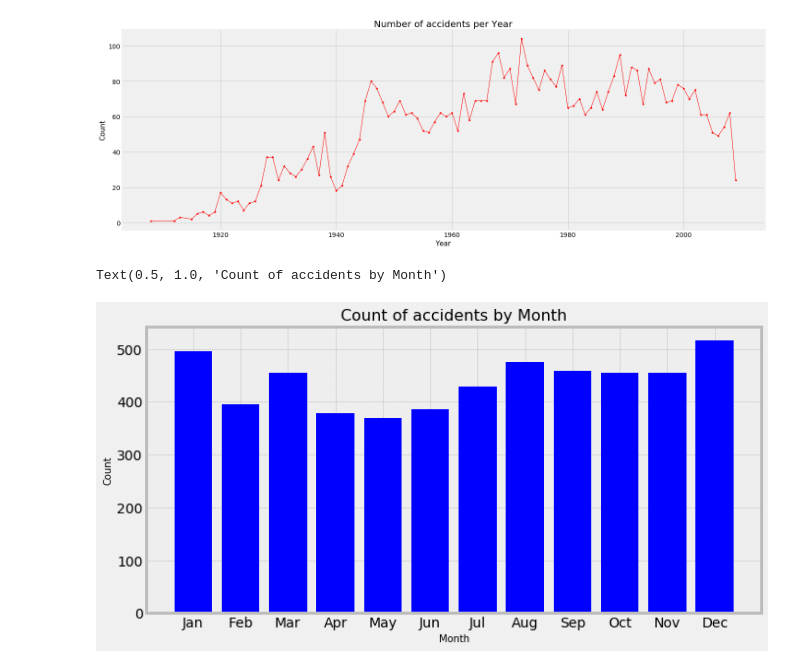
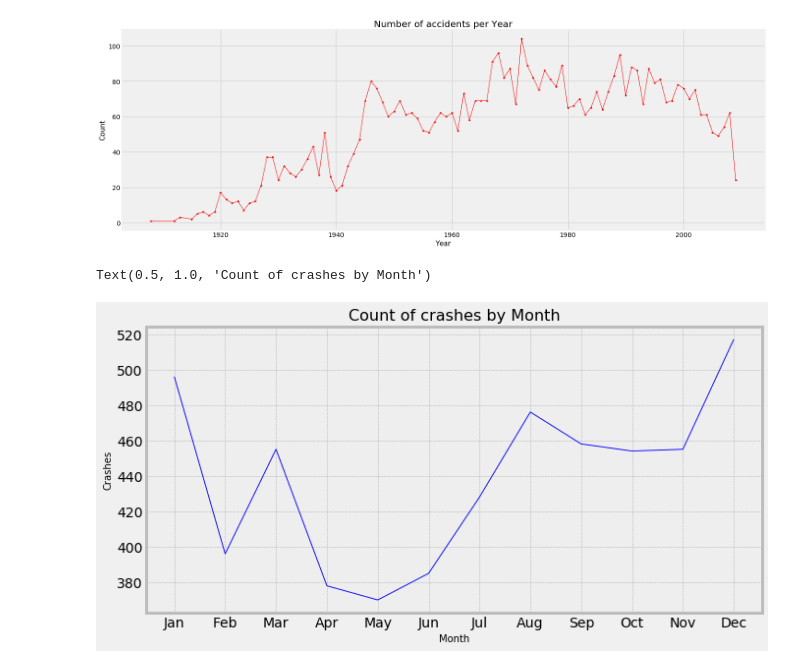
Before and after one commit to GrumpiestToast/Project-1, a Jupyter notebook: Airplane_Crashes.ipynb, the cells around one changed output. Saved outputs shown, nothing was run; the diff lists cells and outputs as text; code cells hidden in the pictures.

```diff
--- a/Airplane_Crashes.ipynb
+++ b/Airplane_Crashes.ipynb
@@ -8,5 +10,5 @@ from wordcloud import WordCloud, STOPWORDS
 # %%
-file = "C:/Users/Ryan Conway/Desktop/Data Bootcamp HW/Airplane_Crashes_and_Fatalities_Since_1908.csv"
+file = "C:/Users/Ryan/Desktop/airplane_crashes_and_fatalities_since_1908.csv"
 df = pd.read_csv(file)
 # %%
 df.head()
@@ -106,14 +108,14 @@ plt.show()
 # %% [output]
 [figure]
 # %%
-#gs = gridspec.GridSpec(2, 2)
+
 plt.figure(figsize=(10,5))
 plt.style.use('bmh')
-plt.bar(df.groupby("Month")[['Date']].count().index, 'Date', data=df.groupby("Month")[['Date']].count(), color='b', linewidth=2)
+plt.plot(df.groupby("Month")[['Date']].count().index, 'Date', data=df.groupby("Month")[['Date']].count(), color='b',marker='', linewidth=.9)
 plt.xticks(df.groupby("Month")[['Date']].count().index, ['Jan', 'Feb', 'Mar', 'Apr', 'May', 'Jun', 'Jul', 'Aug', 'Sep', 'Oct', 'Nov', 'Dec'])
 plt.xlabel('Month', fontsize=10)
-plt.ylabel('Count', fontsize=10)
-plt.title('Count of accidents by Month', loc='Center', fontsize=16)
+plt.ylabel('Crashes', fontsize=10)
+plt.title('Count of crashes by Month', loc='Center', fontsize=16)
 # %% [output]
-Text(0.5, 1.0, 'Count of accidents by Month')
+Text(0.5, 1.0, 'Count of crashes by Month')
-[figure, old version]
+[figure, new version]
```
Also changed, not shown: parts of 16 cells of this notebook.
